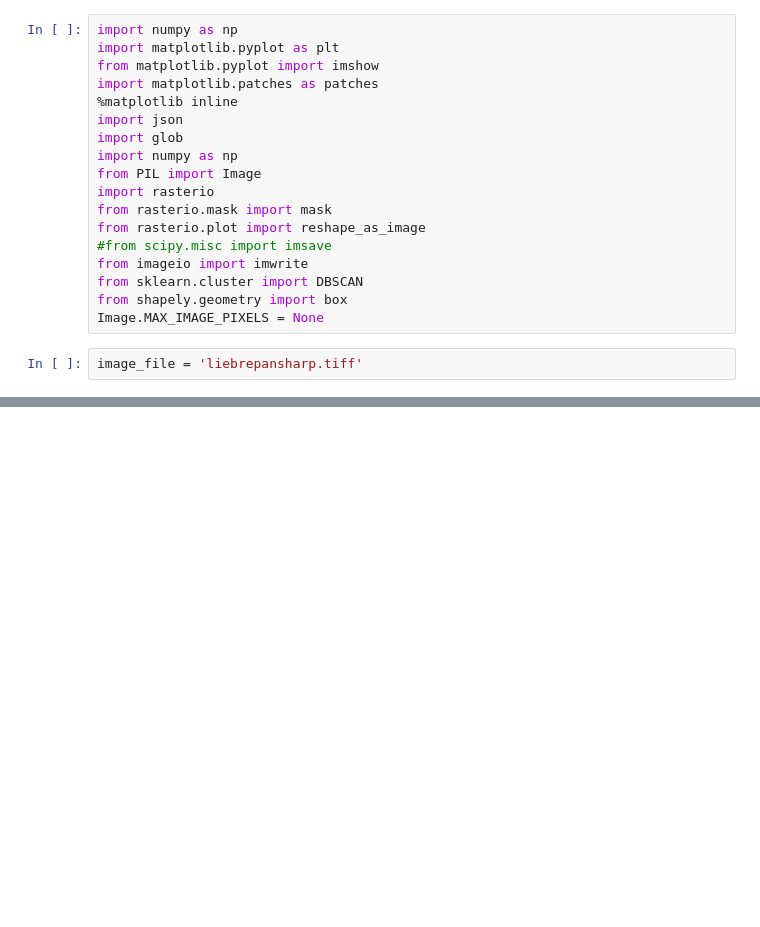
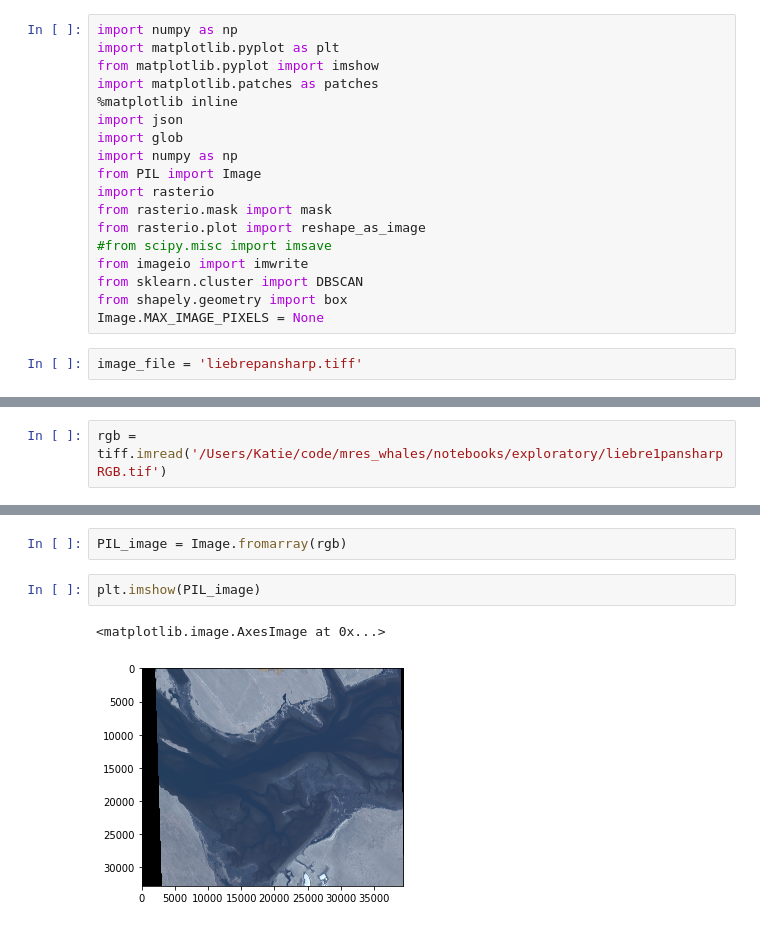
Before and after one commit to KMacfarlaneGreen/mres_whales, a Jupyter notebook: notebooks/exploratory/preprocessing0.2.ipynb, the cells around one changed output, grey strips where cells are left out. Saved outputs shown, nothing was run; the diff lists cells and outputs as text; blank space fills up the shorter version.

Commit message:
rgb image inspection

```diff
--- a/notebooks/exploratory/preprocessing0.2.ipynb
+++ b/notebooks/exploratory/preprocessing0.2.ipynb
@@ -24,0 +49,2 @@ UnidentifiedImageError: cannot identify image file 'liebrepansharp.tiff'
+# %%
+rgb = tiff.imread('/Users/Katie/code/mres_whales/notebooks/exploratory/liebre1pansharpRGB.tif')
@@ -24,0 +77,7 @@ UnidentifiedImageError: cannot identify image file 'liebrepansharp.tiff'
+# %%
+PIL_image = Image.fromarray(rgb)
+# %%
+plt.imshow(PIL_image)
+# %% [output]
+<matplotlib.image.AxesImage at 0x...>
+[figure, added]
```
Also changed, not shown: parts of 7 cells of this notebook.
